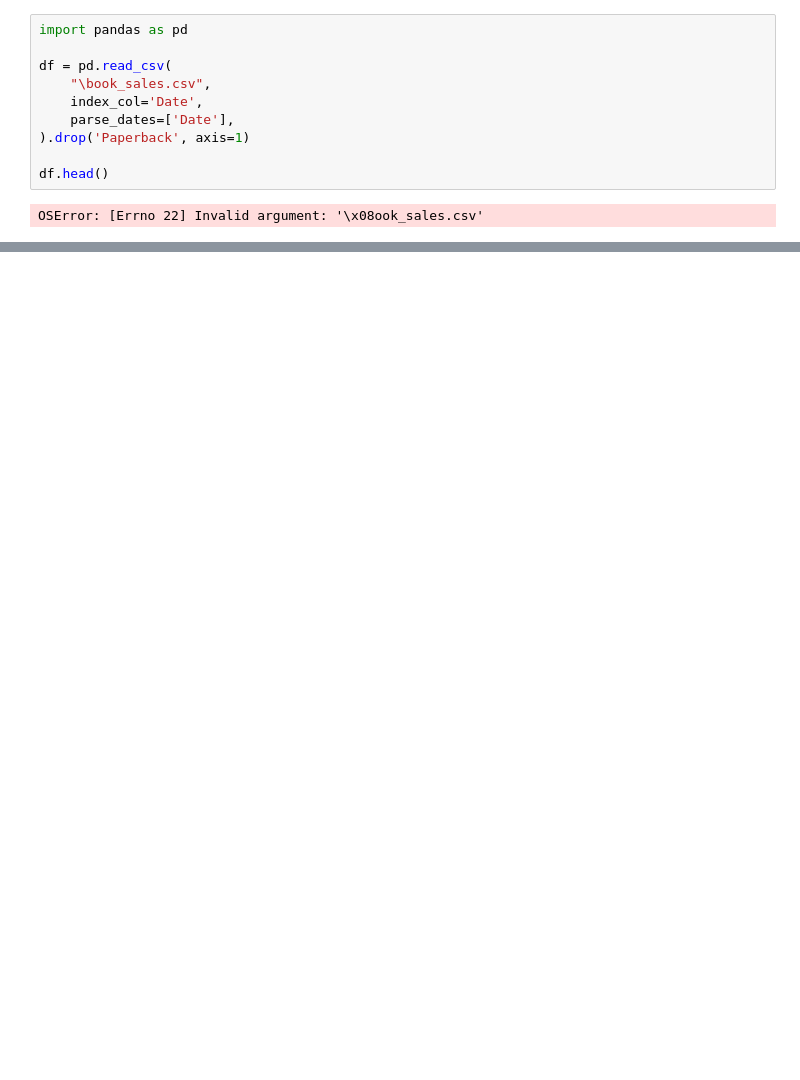
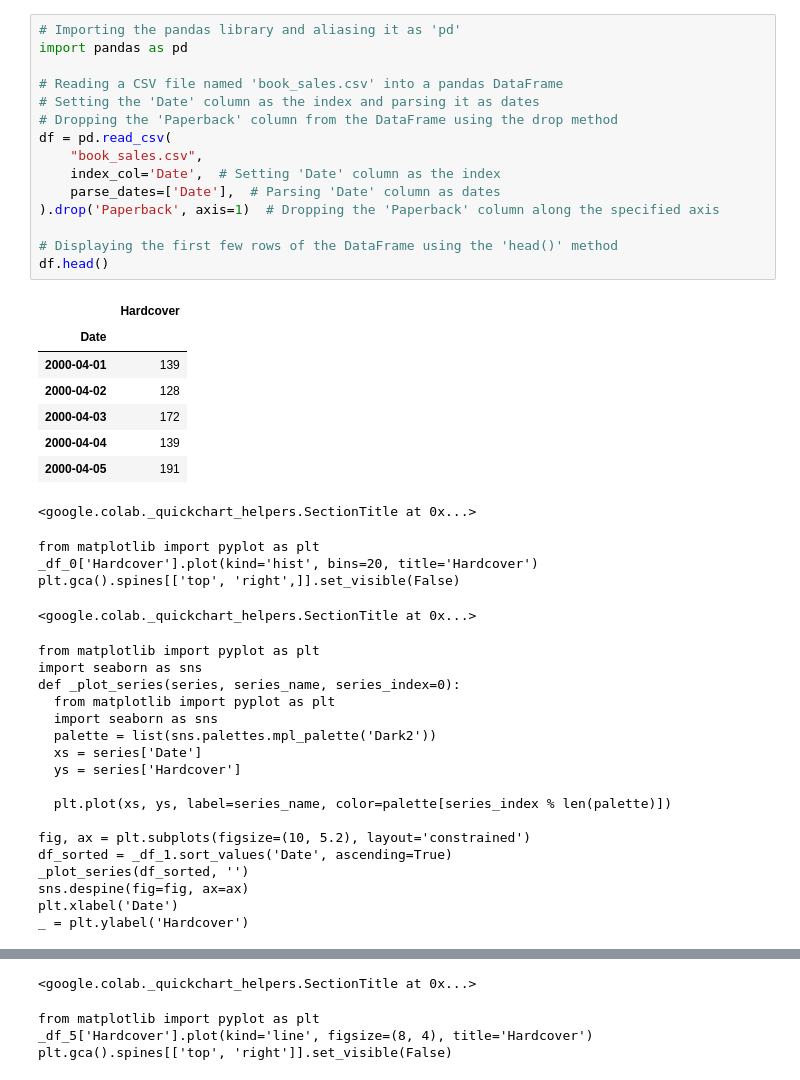
Before and after one commit to ankikadey/Machine-Learning-With-Python, a Jupyter notebook: Linear-Regression-with-Time-Series/Linear-Regression-with-Time-Series.ipynb, the cells around one changed output, grey strips where cells are left out. Cells and saved outputs as stored; diff of their text form; blank space fills up the shorter version.

```diff
--- a/Linear-Regression-with-Time-Series/Linear-Regression-with-Time-Series.ipynb
+++ b/Linear-Regression-with-Time-Series/Linear-Regression-with-Time-Series.ipynb
@@ -1,12 +1,45 @@
-# %%
-import pandas as pd
-
-df = pd.read_csv(
-    "\book_sales.csv",
-    index_col='Date',
-    parse_dates=['Date'],
-).drop('Paperback', axis=1)
-
-df.head()
-# %% [output]
-OSError: [Errno 22] Invalid argument: '\x08ook_sales.csv'
+# %%
+# Importing the pandas library and aliasing it as 'pd'
+import pandas as pd
+
+# Reading a CSV file named 'book_sales.csv' into a pandas DataFrame
+# Setting the 'Date' column as the index and parsing it as dates
+# Dropping the 'Paperback' column from the DataFrame using the drop method
+df = pd.read_csv(
+    "book_sales.csv",
+    index_col='Date',  # Setting 'Date' column as the index
+    parse_dates=['Date'],  # Parsing 'Date' column as dates
+).drop('Paperback', axis=1)  # Dropping the 'Paperback' column along the specified axis
+
+# Displaying the first few rows of the DataFrame using the 'head()' method
+df.head()
+# %% [output]
+|  | Hardcover |
+| Date |  |
+| 2000-04-01 | 139 |
+| 2000-04-02 | 128 |
+| 2000-04-03 | 172 |
+| 2000-04-04 | 139 |
+| 2000-04-05 | 191 |
+<google.colab._quickchart_helpers.SectionTitle at 0x...>
+from matplotlib import pyplot as plt
+_df_0['Hardcover'].plot(kind='hist', bins=20, title='Hardcover')
+plt.gca().spines[['top', 'right',]].set_visible(False)
+<google.colab._quickchart_helpers.SectionTitle at 0x...>
+from matplotlib import pyplot as plt
+import seaborn as sns
+def _plot_series(series, series_name, series_index=0):
+  from matplotlib import pyplot as plt
+  import seaborn as sns
+  palette = list(sns.palettes.mpl_palette('Dark2'))
+  xs = series['Date']
+  ys = series['Hardcover']
+
+  plt.plot(xs, ys, label=series_name, color=palette[series_index % len(palette)])
+
+fig, ax = plt.subplots(figsize=(10, 5.2), layout='constrained')
+df_sorted = _df_1.sort_values('Date', ascending=True)
+_plot_series(df_sorted, '')
+sns.despine(fig=fig, ax=ax)
+plt.xlabel('Date')
+_ = plt.ylabel('Hardcover')
@@ -12,0 +97,4 @@ OSError: [Errno 22] Invalid argument: '\x08ook_sales.csv'
+<google.colab._quickchart_helpers.SectionTitle at 0x...>
+from matplotlib import pyplot as plt
+_df_5['Hardcover'].plot(kind='line', figsize=(8, 4), title='Hardcover')
+plt.gca().spines[['top', 'right']].set_visible(False)
```
Also changed, not shown: parts of 12 cells of this notebook, 1 other file.
